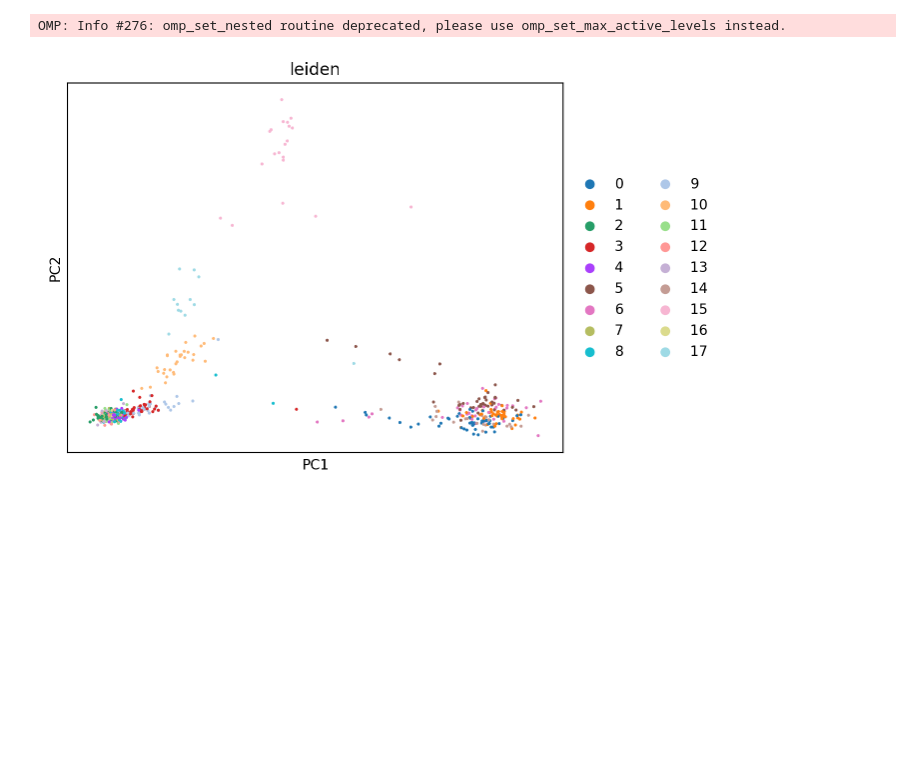
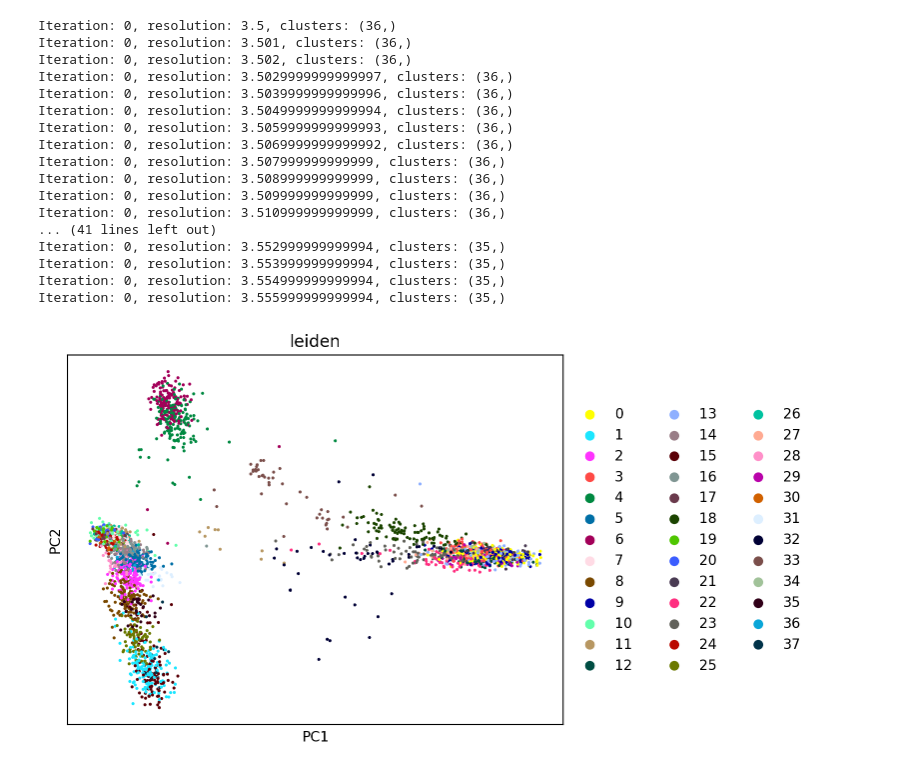
Before and after one commit to arcotan/single-cell-data-analysis, a Jupyter notebook: scanpy/scanpy_peripheal-blood.ipynb, the cells around one changed output. Saved outputs shown, nothing was run; the diff lists cells and outputs as text; code cells hidden in the pictures; blank space fills up the shorter version.

```diff
--- a/scanpy/scanpy_peripheal-blood.ipynb
+++ b/scanpy/scanpy_peripheal-blood.ipynb
@@ -7,7 +7,7 @@ import matplotlib.pyplot as plt
 
 
 
-num_of_clusters = 18
+num_of_clusters = 11
 
 ToolName = 'scanpy'
 DatasetName = 'peripheal-blood'
@@ -58,16 +58,35 @@ sc.pl.pca_variance_ratio(adata, log=True)
 # %%
 sc.pp.neighbors(adata, n_neighbors=20, n_pcs=20)    # 15 è il default di scanpy
 
-res = 0.001
+res = 3.500
+it = 0
 sc.tl.leiden(adata, resolution=res)
 while not (adata.obs.leiden.values.categories.values).shape == (num_of_clusters, ) or res == 1.0:
-    res += 0.005
+    if it%50 == 0:
+        print('Iteration: {}, resolution: {}, clusters: {}'.format(it, res, (adata.obs.leiden.values.categories.values).shape))
+    res += 0.001
     sc.tl.leiden(adata, resolution=res)
 
 sc.pl.pca(adata, color=['leiden'], size=20)
 # %% [output]
-OMP: Info #276: omp_set_nested routine deprecated, please use omp_set_max_active_levels instead.
+Iteration: 0, resolution: 3.5, clusters: (36,)
+Iteration: 0, resolution: 3.501, clusters: (36,)
+Iteration: 0, resolution: 3.502, clusters: (36,)
+Iteration: 0, resolution: 3.5029999999999997, clusters: (36,)
+Iteration: 0, resolution: 3.5039999999999996, clusters: (36,)
+Iteration: 0, resolution: 3.5049999999999994, clusters: (36,)
+Iteration: 0, resolution: 3.5059999999999993, clusters: (36,)
+Iteration: 0, resolution: 3.5069999999999992, clusters: (36,)
+Iteration: 0, resolution: 3.507999999999999, clusters: (36,)
+Iteration: 0, resolution: 3.508999999999999, clusters: (36,)
+Iteration: 0, resolution: 3.509999999999999, clusters: (36,)
+Iteration: 0, resolution: 3.510999999999999, clusters: (36,)
+... (41 lines left out)
+Iteration: 0, resolution: 3.552999999999994, clusters: (35,)
+Iteration: 0, resolution: 3.553999999999994, clusters: (35,)
+Iteration: 0, resolution: 3.554999999999994, clusters: (35,)
+Iteration: 0, resolution: 3.555999999999994, clusters: (35,)
-[figure, old version]
+[figure, new version]
 # %%
 # cluster id for each cell renamed as cluster
 
```
Also changed, not shown: parts of 3 cells of this notebook, 19 other files.
